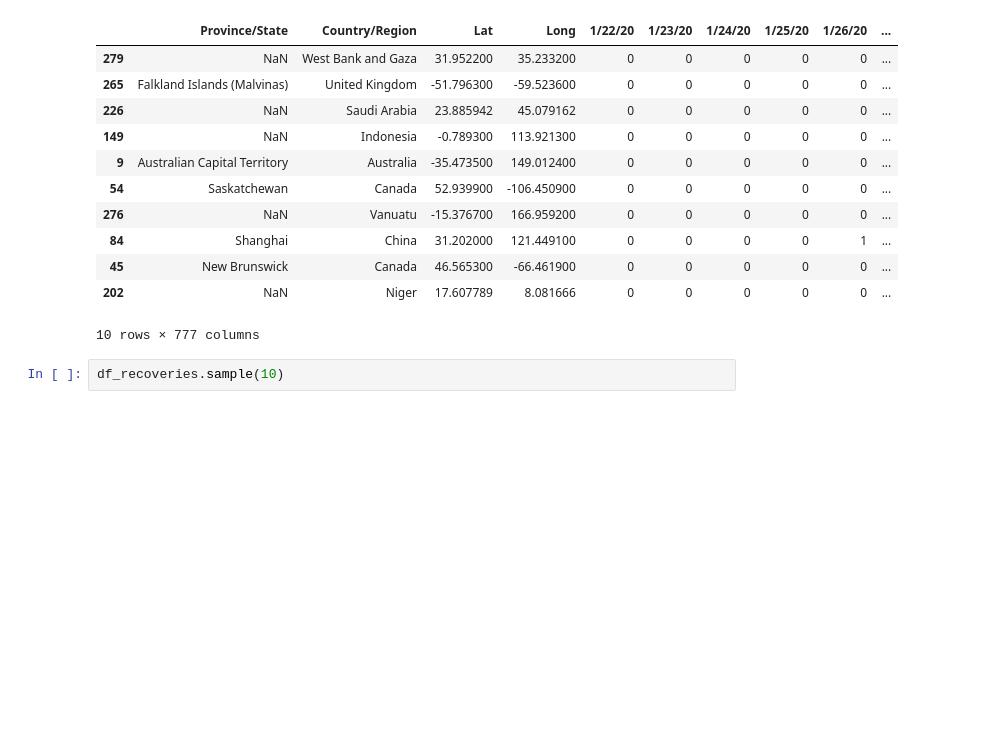
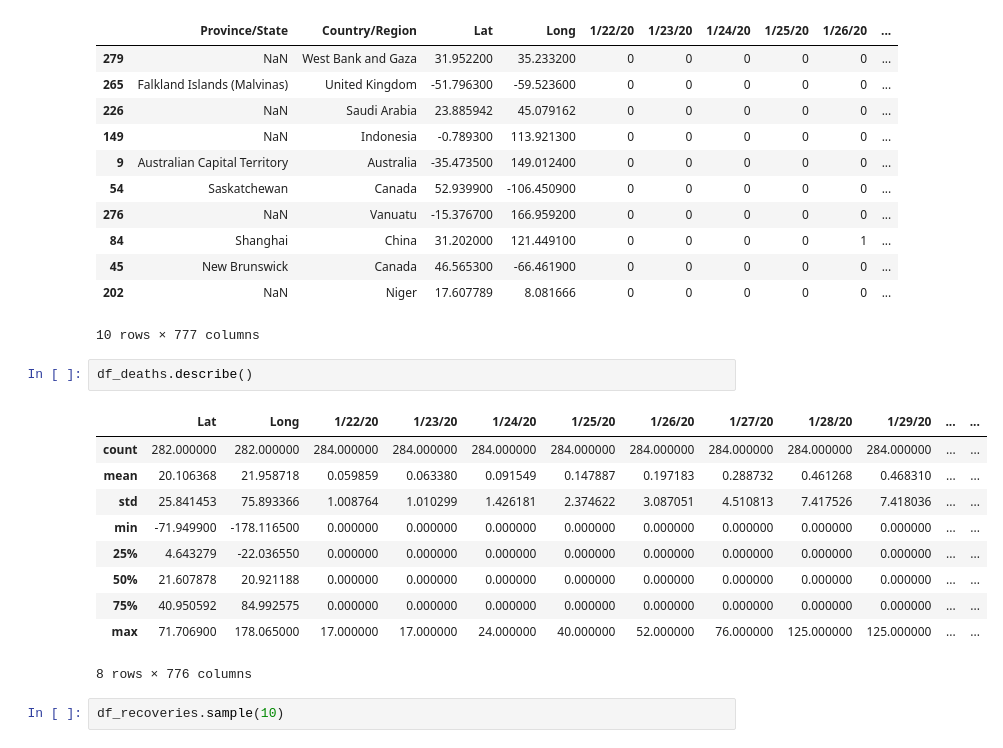
Before and after one commit to arebimohammed/Covid-19-Analysis, a Jupyter notebook: notebooks/ML-Covid19-analysis.ipynb, the cells around one changed output. Saved outputs shown, nothing was run; the diff lists cells and outputs as text; blank space fills up the shorter version.

```diff
--- a/notebooks/ML-Covid19-analysis.ipynb
+++ b/notebooks/ML-Covid19-analysis.ipynb
@@ -111,6 +116,19 @@ df_deaths.sample(10)
 | 45 | New Brunswick | Canada | 46.565300 | -66.461900 | 0 | 0 | 0 | 0 | 0 | ... |
 | 202 | NaN | Niger | 17.607789 | 8.081666 | 0 | 0 | 0 | 0 | 0 | ... |
 10 rows × 777 columns
+# %%
+df_deaths.describe()
+# %% [output]
+|  | Lat | Long | 1/22/20 | 1/23/20 | 1/24/20 | 1/25/20 | 1/26/20 | 1/27/20 | 1/28/20 | 1/29/20 | ... | ... |
+| count | 282.000000 | 282.000000 | 284.000000 | 284.000000 | 284.000000 | 284.000000 | 284.000000 | 284.000000 | 284.000000 | 284.000000 | ... | ... |
+| mean | 20.106368 | 21.958718 | 0.059859 | 0.063380 | 0.091549 | 0.147887 | 0.197183 | 0.288732 | 0.461268 | 0.468310 | ... | ... |
+| std | 25.841453 | 75.893366 | 1.008764 | 1.010299 | 1.426181 | 2.374622 | 3.087051 | 4.510813 | 7.417526 | 7.418036 | ... | ... |
+| min | -71.949900 | -178.116500 | 0.000000 | 0.000000 | 0.000000 | 0.000000 | 0.000000 | 0.000000 | 0.000000 | 0.000000 | ... | ... |
+| 25% | 4.643279 | -22.036550 | 0.000000 | 0.000000 | 0.000000 | 0.000000 | 0.000000 | 0.000000 | 0.000000 | 0.000000 | ... | ... |
+| 50% | 21.607878 | 20.921188 | 0.000000 | 0.000000 | 0.000000 | 0.000000 | 0.000000 | 0.000000 | 0.000000 | 0.000000 | ... | ... |
+| 75% | 40.950592 | 84.992575 | 0.000000 | 0.000000 | 0.000000 | 0.000000 | 0.000000 | 0.000000 | 0.000000 | 0.000000 | ... | ... |
+| max | 71.706900 | 178.065000 | 17.000000 | 17.000000 | 24.000000 | 40.000000 | 52.000000 | 76.000000 | 125.000000 | 125.000000 | ... | ... |
+8 rows × 776 columns
 # %%
 df_recoveries.sample(10)
 # %% [output]
```
Also changed, not shown: parts of 11 cells of this notebook.
